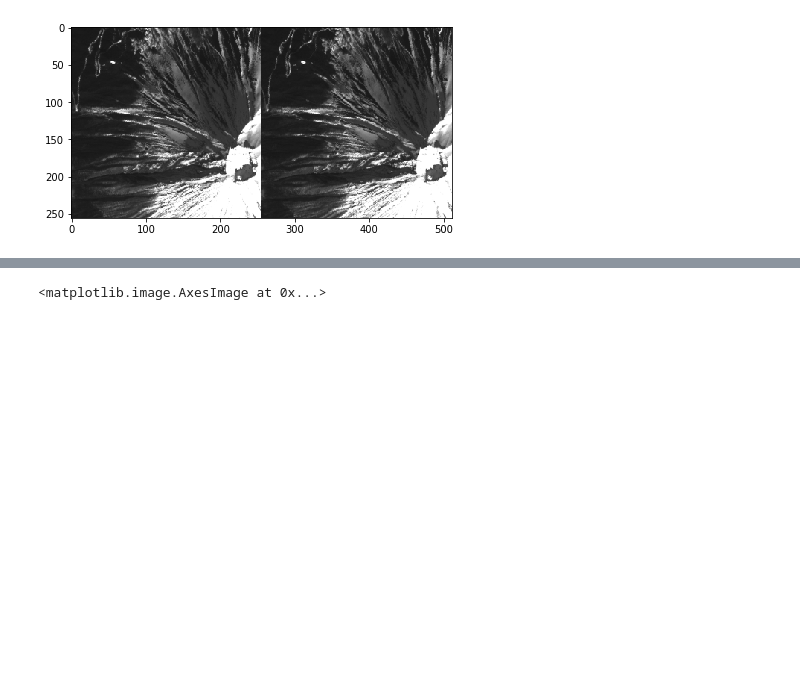
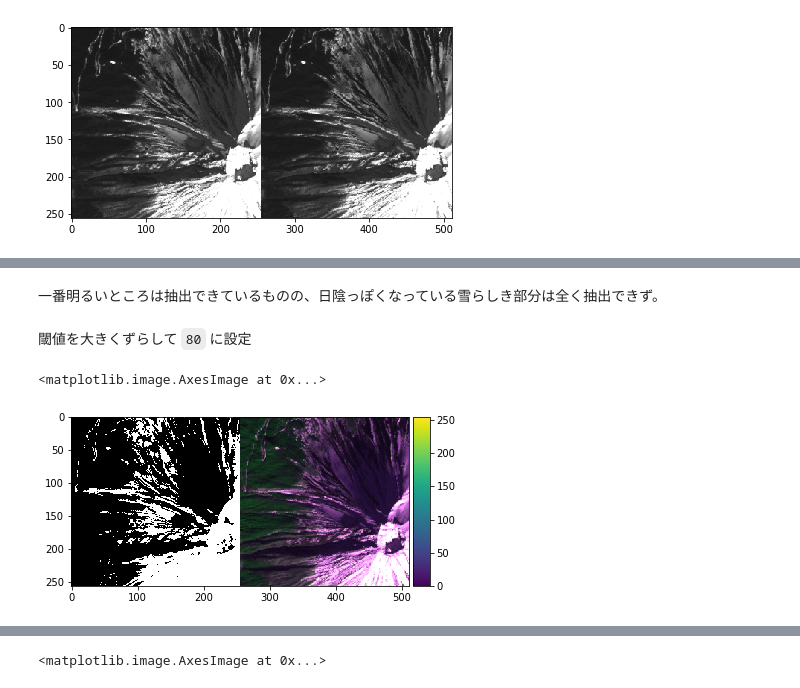
Before and after one commit to tellusxdp/sdav, a Jupyter notebook: notebooks/analysis/データの確認・基礎分析.ipynb, the cells around one changed output, grey strips where cells are left out. Cells and saved outputs as stored; diff of their text form; code cells hidden in the pictures; blank space fills up the shorter version.

```diff
--- a/notebooks/analysis/データの確認・基礎分析.ipynb
+++ b/notebooks/analysis/データの確認・基礎分析.ipynb
@@ -115,0 +152,11 @@ io.imshow(img_conb2)
+# %% [markdown]
+一番明るいところは抽出できているものの、日陰っぽくなっている雪らしき部分は全く抽出できず。
+# %% [markdown]
+閾値を大きくずらして `80` に設定
+# %%
+img_binary = np.zeros((height, width)) # 0で初期化
+img_binary = img_gray > 80 # 閾値にもとづいて2値化
+io.imshow(np.concatenate((color.gray2rgb(img_binary*255), img_natural), axis=1))
+# %% [output]
+<matplotlib.image.AxesImage at 0x...>
+[figure, added]
```
Also changed, not shown: parts of 45 cells of this notebook.
